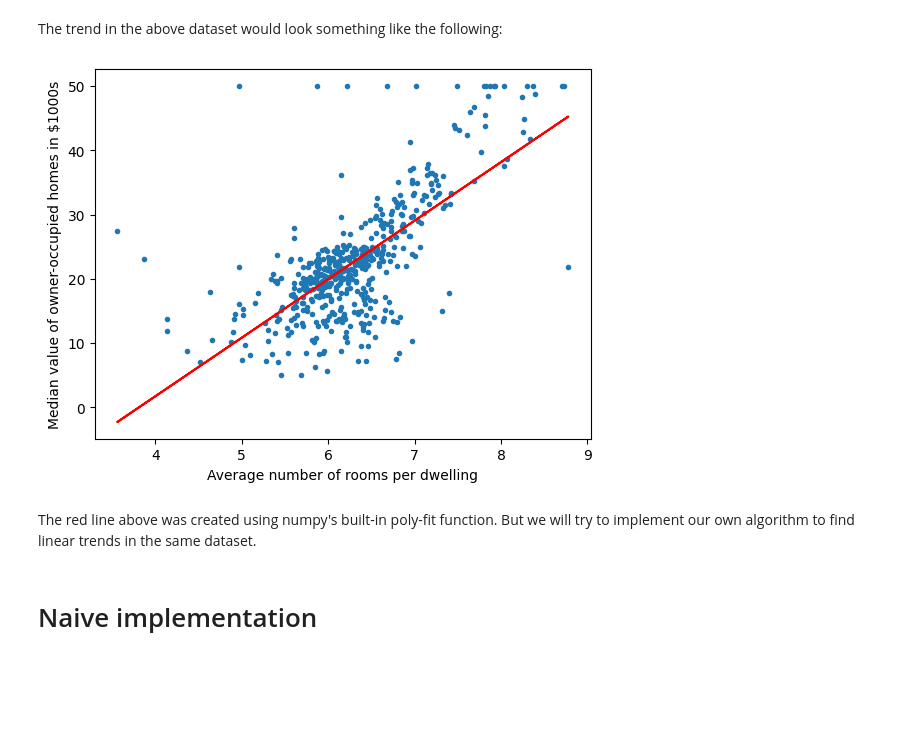
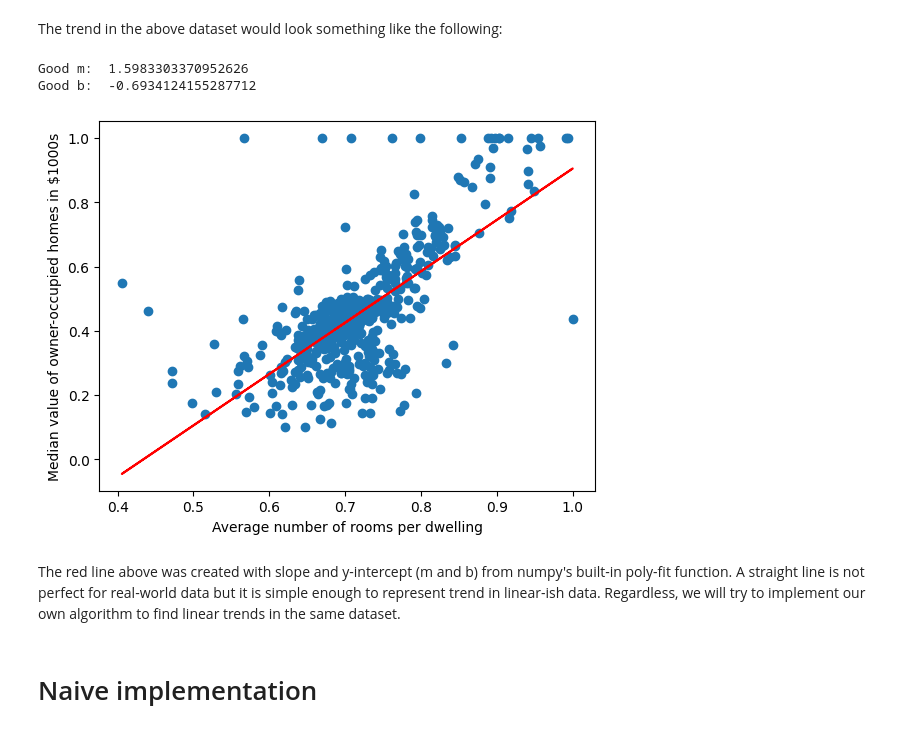
Before and after one commit to sokmontrey/machine-learning, a Jupyter notebook: linear-regression/main.ipynb, the cells around one changed output. Drawn from its saved outputs; the diff is of its cells as text; code cells hidden in the pictures; blank space fills up the shorter version.

Commit message:
a proper naive implementation codes

```diff
--- a/linear-regression/main.ipynb
+++ b/linear-regression/main.ipynb
@@ -36,18 +49,20 @@ plt.show()
 From the data above, if a house has 7 rooms what would be the estimated price? For us, we can see that it should be somewhere around 30,000$. This is because we can clearly see the trend in the data. The main idea of regression problem is to look for trends in data and using them to predict any future inputs. Specifically, we will focuse on linear regression.
 # %% [markdown]
 The trend in the above dataset would look something like the following:
-# %%
-plt.scatter(dataset[:, 0], dataset[:, 1], marker='.')
-plt.xlabel('Average number of rooms per dwelling')
-plt.ylabel('Median value of owner-occupied homes in $1000s')
-
-line = np.polyfit(dataset[:, 0], dataset[:, 1], 1) # create a line using numpy's built-in poly fit function
-plt.plot(dataset[:, 0], line[0] * dataset[:, 0] + line[1], color='red') # the estimated line that we would like to fit
-
-plt.show()
-# %% [output]
-[figure, removed]
+# %%
+def predict(rooms, m, b):
+    return m * rooms + b # y = mx + b
+
+good_m, good_b = np.polyfit(rooms, true_prices, 1) # create a line using numpy's built-in poly fit function
+print("Good m: ", good_m)
+print("Good b: ", good_b)
+
+plot(rooms, true_prices, predict(rooms, good_m, good_b))
+# %% [output]
+Good m:  1.5983303370952626
+Good b:  -0.6934124155287712
+[figure, added]
 # %% [markdown]
-The red line above was created using numpy's built-in poly-fit function. But we will try to implement our own algorithm to find linear trends in the same dataset.
+The red line above was created with slope and y-intercept (m and b) from numpy's built-in poly-fit function. A straight line is not perfect for real-world data but it is simple enough to represent trend in linear-ish data. Regardless, we will try to implement our own algorithm to find linear trends in the same dataset.
 # %% [markdown]
 # Naive implementation
```
Also changed, not shown: parts of 22 cells of this notebook, 2 other files.
